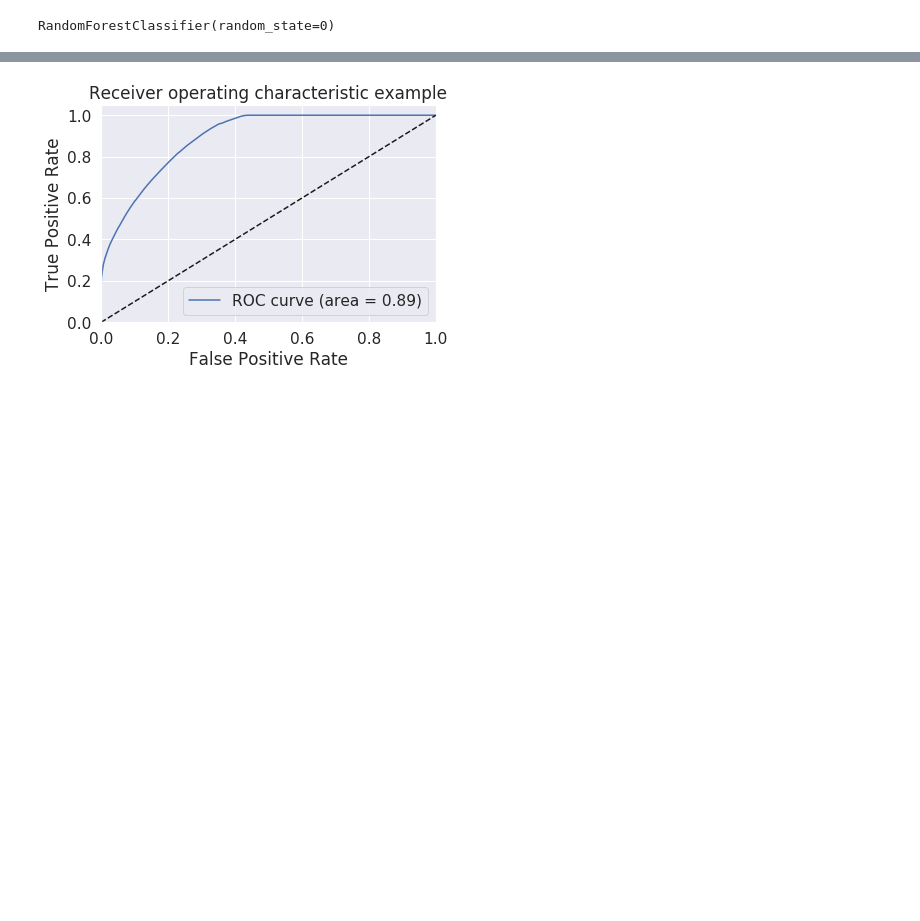
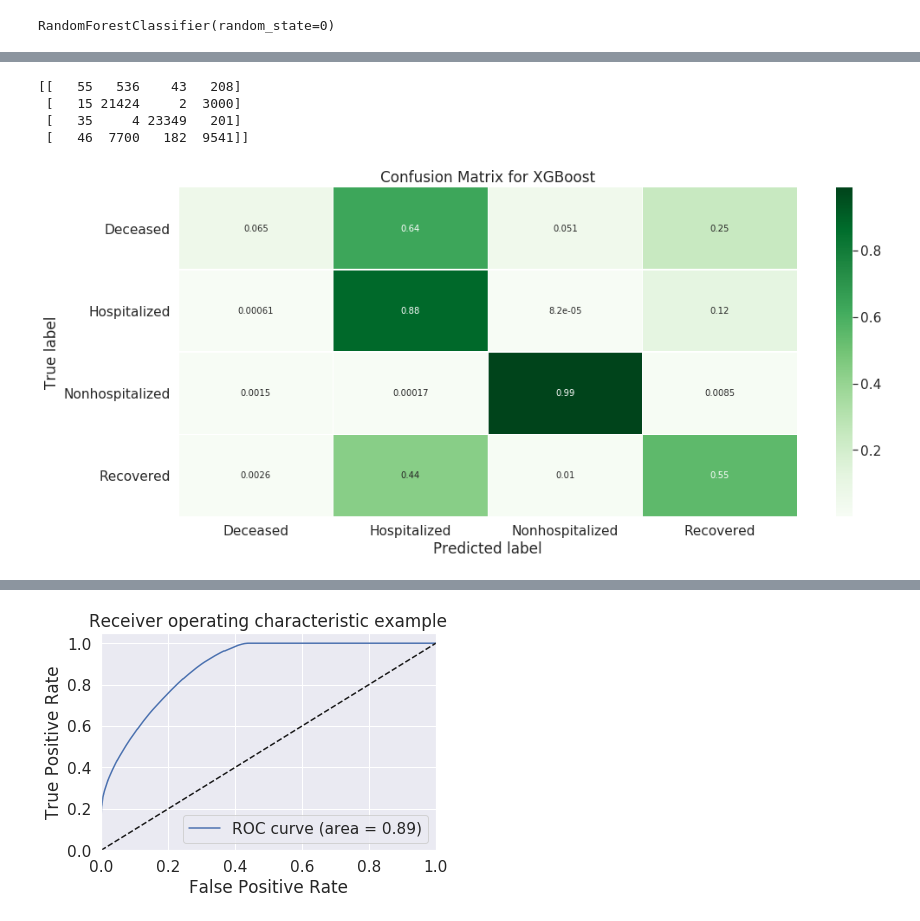
Before and after one commit to reubenwasser/459-final-project, a Jupyter notebook: src/main.ipynb, the cells around one changed output, grey strips where cells are left out. Drawn from its saved outputs; the diff is of its cells as text; code cells hidden in the pictures; blank space fills up the shorter version.

```diff
--- a/src/main.ipynb
+++ b/src/main.ipynb
@@ -140 +162,14 @@ plt.savefig("../plots/rf_validate_cm.png")
+# %%
+# Get and reshape confusion matrix data
+matrix = confusion_matrix(validate_y, validate_predicted)
+print(matrix)
+matrix = matrix.astype('float') / matrix.sum(axis=1)[:, np.newaxis]
+
+plotConfusionMatrix(matrix, "../plots/rf_validate_cm.png")
+# %% [output]
+[[   55   536    43   208]
+ [   15 21424     2  3000]
+ [   35     4 23349   201]
+ [   46  7700   182  9541]]
+[figure, added]
 # %%
```
Also changed, not shown: parts of 21 cells of this notebook, 18 other files.
